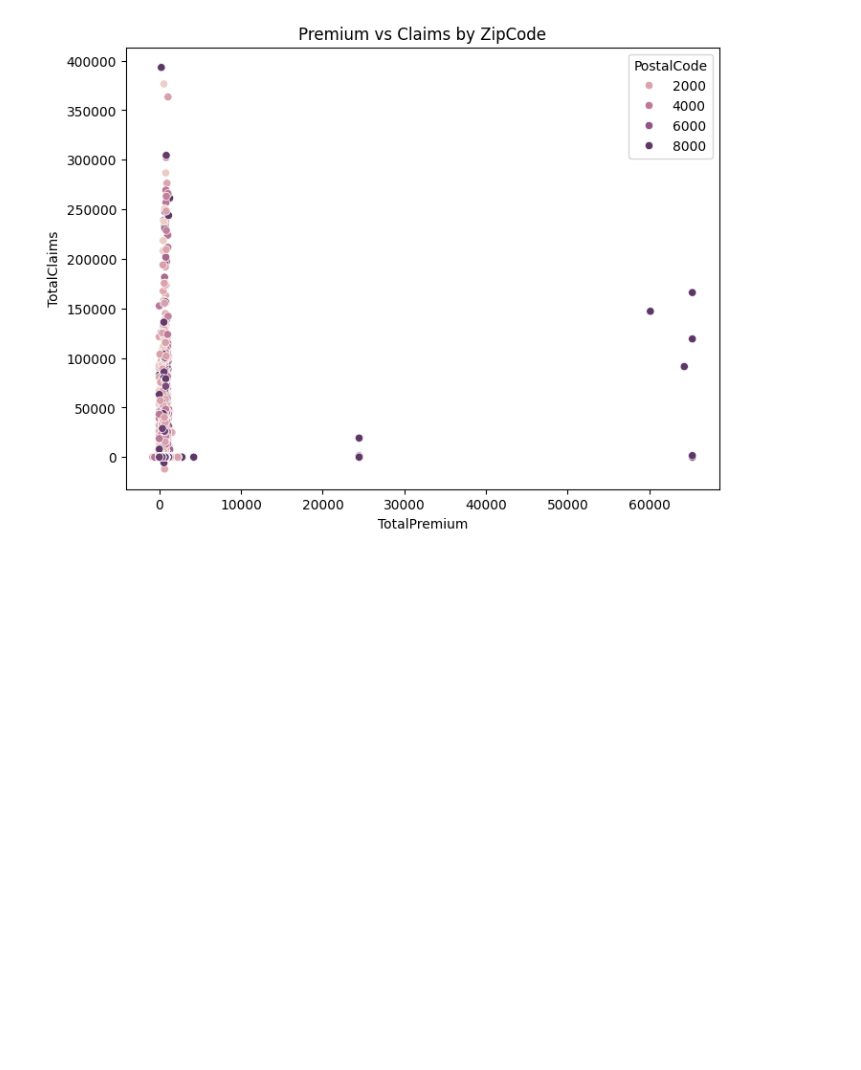
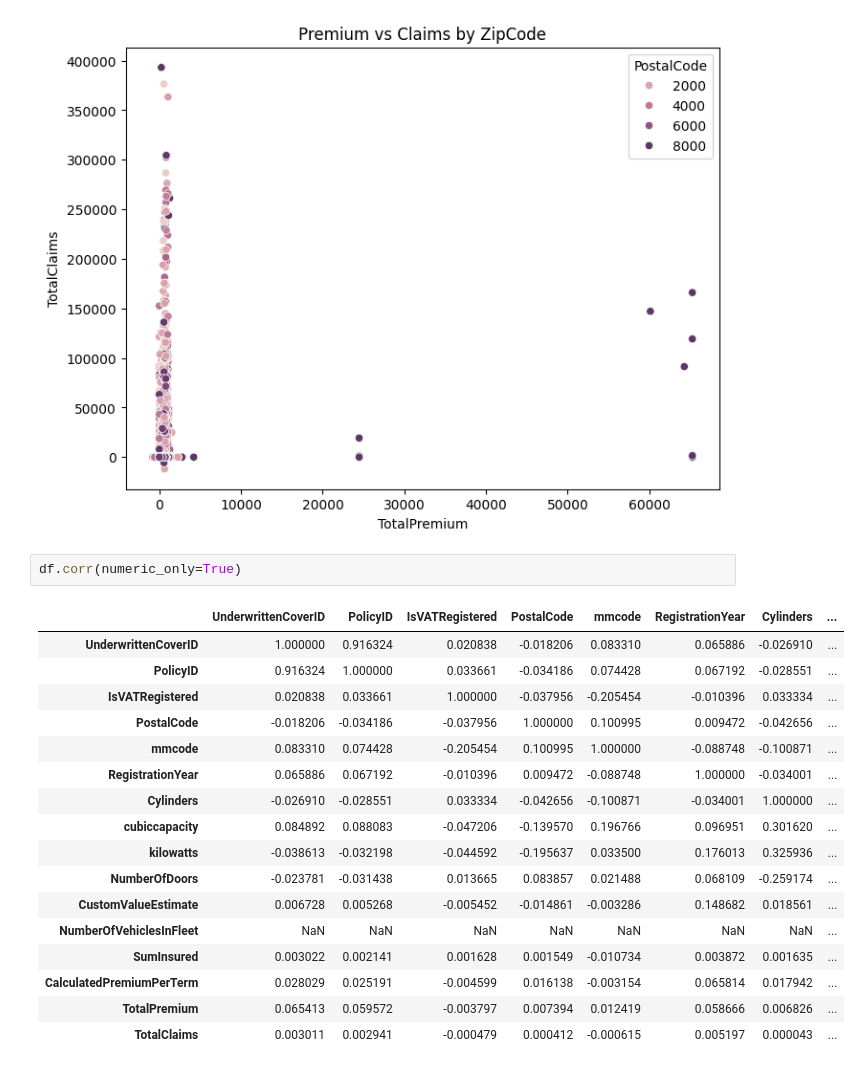
Before and after one commit to Redeat-Birhane/insurance-risk-analytics, a Jupyter notebook: notebooks/01_eda.ipynb, the cells around one changed output. Drawn from its saved outputs; the diff is of its cells as text; blank space fills up the shorter version.

Commit message:
analysis: explore relationships between premiums, claims, and zipcode

```diff
--- a/notebooks/01_eda.ipynb
+++ b/notebooks/01_eda.ipynb
@@ -125,3 +125,23 @@ plt.title("Premium vs Claims by ZipCode")
 plt.show()
 # %% [output]
 [figure]
+# %%
+df.corr(numeric_only=True)
+# %% [output]
+|  | UnderwrittenCoverID | PolicyID | IsVATRegistered | PostalCode | mmcode | RegistrationYear | Cylinders | ... |
+| UnderwrittenCoverID | 1.000000 | 0.916324 | 0.020838 | -0.018206 | 0.083310 | 0.065886 | -0.026910 | ... |
+| PolicyID | 0.916324 | 1.000000 | 0.033661 | -0.034186 | 0.074428 | 0.067192 | -0.028551 | ... |
+| IsVATRegistered | 0.020838 | 0.033661 | 1.000000 | -0.037956 | -0.205454 | -0.010396 | 0.033334 | ... |
+| PostalCode | -0.018206 | -0.034186 | -0.037956 | 1.000000 | 0.100995 | 0.009472 | -0.042656 | ... |
+| mmcode | 0.083310 | 0.074428 | -0.205454 | 0.100995 | 1.000000 | -0.088748 | -0.100871 | ... |
+| RegistrationYear | 0.065886 | 0.067192 | -0.010396 | 0.009472 | -0.088748 | 1.000000 | -0.034001 | ... |
+| Cylinders | -0.026910 | -0.028551 | 0.033334 | -0.042656 | -0.100871 | -0.034001 | 1.000000 | ... |
+| cubiccapacity | 0.084892 | 0.088083 | -0.047206 | -0.139570 | 0.196766 | 0.096951 | 0.301620 | ... |
+| kilowatts | -0.038613 | -0.032198 | -0.044592 | -0.195637 | 0.033500 | 0.176013 | 0.325936 | ... |
+| NumberOfDoors | -0.023781 | -0.031438 | 0.013665 | 0.083857 | 0.021488 | 0.068109 | -0.259174 | ... |
+| CustomValueEstimate | 0.006728 | 0.005268 | -0.005452 | -0.014861 | -0.003286 | 0.148682 | 0.018561 | ... |
+| NumberOfVehiclesInFleet | NaN | NaN | NaN | NaN | NaN | NaN | NaN | ... |
+| SumInsured | 0.003022 | 0.002141 | 0.001628 | 0.001549 | -0.010734 | 0.003872 | 0.001635 | ... |
+| CalculatedPremiumPerTerm | 0.028029 | 0.025191 | -0.004599 | 0.016138 | -0.003154 | 0.065814 | 0.017942 | ... |
+| TotalPremium | 0.065413 | 0.059572 | -0.003797 | 0.007394 | 0.012419 | 0.058666 | 0.006826 | ... |
+| TotalClaims | 0.003011 | 0.002941 | -0.000479 | 0.000412 | -0.000615 | 0.005197 | 0.000043 | ... |
```
Also changed, not shown: parts of 1 cell of this notebook.
